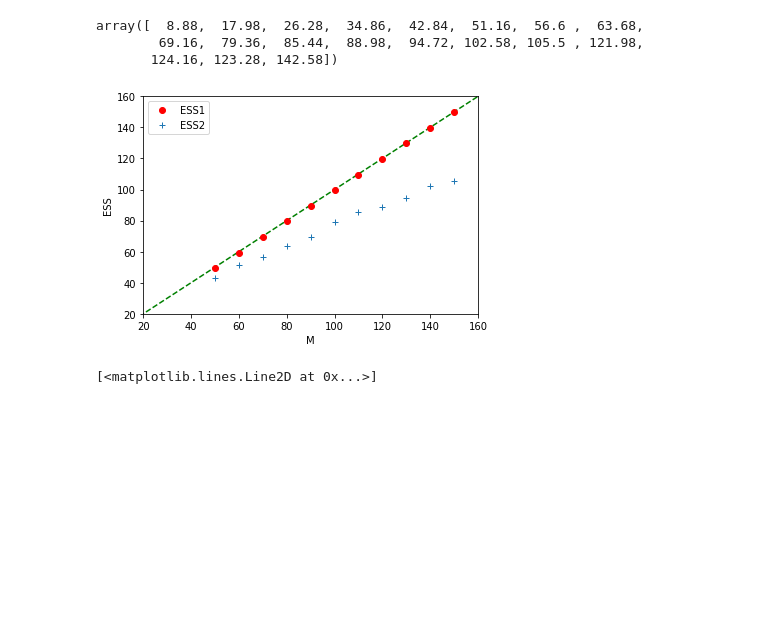
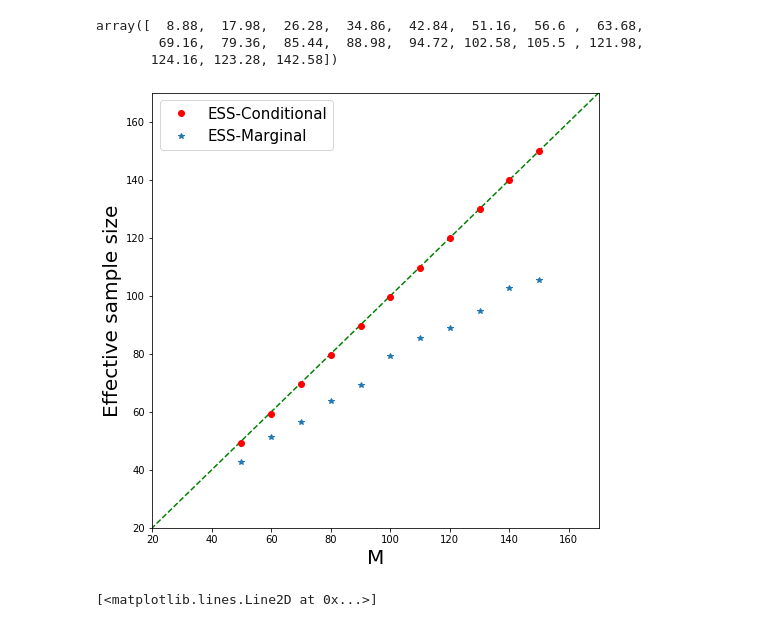
Before and after one commit to JINhuaqing/UIP, a Jupyter notebook: ESS/ESS_comparison_beta.ipynb, the cells around one changed output. Cells and saved outputs as stored; diff of their text form; code cells hidden in the pictures; blank space fills up the shorter version.

```diff
--- a/ESS/ESS_comparison_beta.ipynb
+++ b/ESS/ESS_comparison_beta.ipynb
@@ -67,17 +67,19 @@ array([  8.88,  17.98,  26.28,  34.86,  42.84,  51.16,  56.6 ,  63.68,
         69.16,  79.36,  85.44,  88.98,  94.72, 102.58, 105.5 , 121.98,
        124.16, 123.28, 142.58])
 # %%
-lowLim, upLim = 4, 15
+plt.figure(figsize=[8, 8])
+figureim, upLim = 4, 15
 plt.plot(Ms, Ms, "--g")
-plt.plot(Ms[lowLim:upLim], ESS1All.mean(axis=1)[lowLim:upLim], "or", label="ESS1")
-plt.plot(Ms[lowLim:upLim], ESS2All.mean(axis=1)[lowLim:upLim], "+", label="ESS2")
-plt.ylim([20, 160])
-plt.xlim([20, 160])
-plt.legend()
-plt.xlabel("M")
-_ = plt.ylabel("ESS")
+plt.plot(Ms[lowLim:upLim], ESS1All.mean(axis=1)[lowLim:upLim], "or", label="ESS-Conditional")
+plt.plot(Ms[lowLim:upLim], ESS2All.mean(axis=1)[lowLim:upLim], "*", label="ESS-Marginal")
+plt.ylim([20, 170])
+plt.xlim([20, 170])
+plt.legend(fontsize=15)
+plt.xlabel("M", fontsize=20)
+_ = plt.ylabel("Effective sample size", fontsize=20)
+plt.savefig("ESSBinary.jpg")
 # %% [output]
-[figure, old version]
+[figure, new version]
 # %%
 plt.plot(Ms[::1], np.mean(ESS2All, axis=1)[::1], "+", label="ESS2")
 # %% [output]
```
Also changed, not shown: parts of 1 cell of this notebook, 4 other files.
